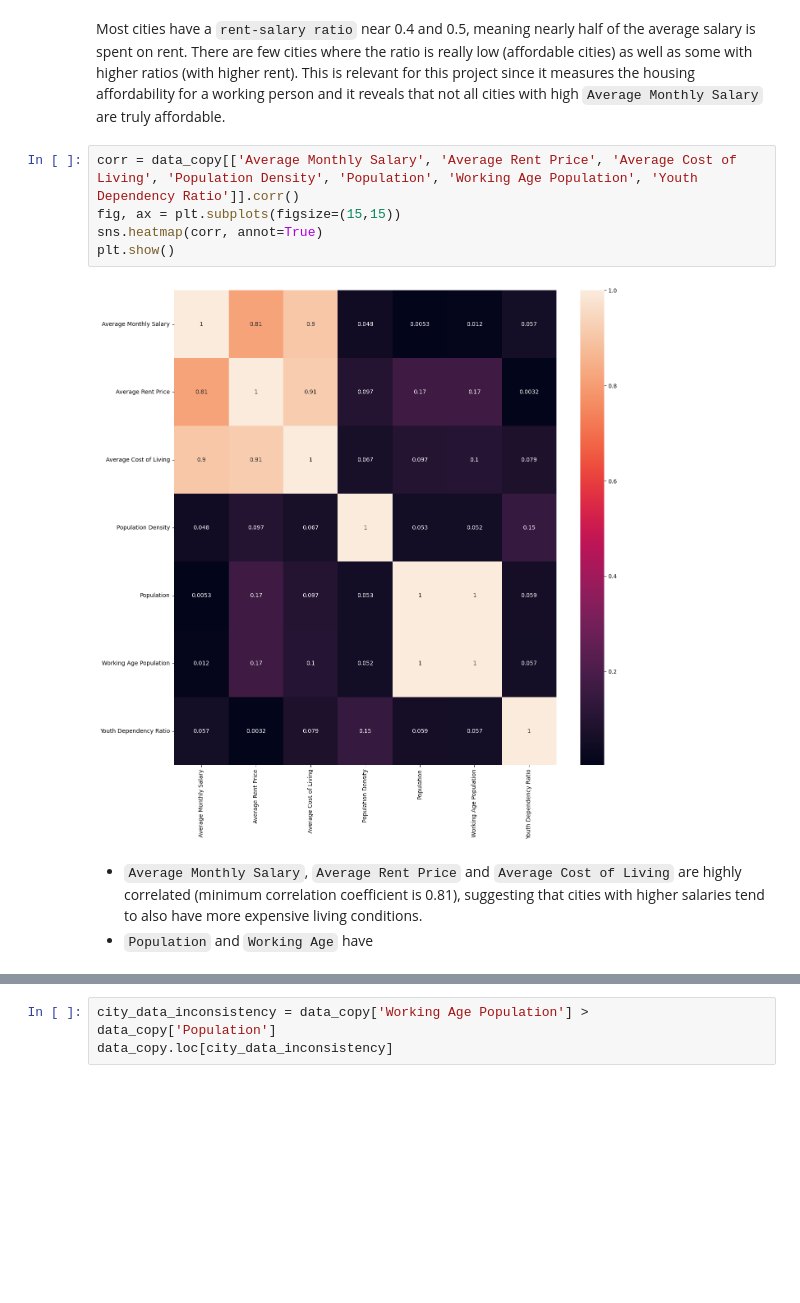
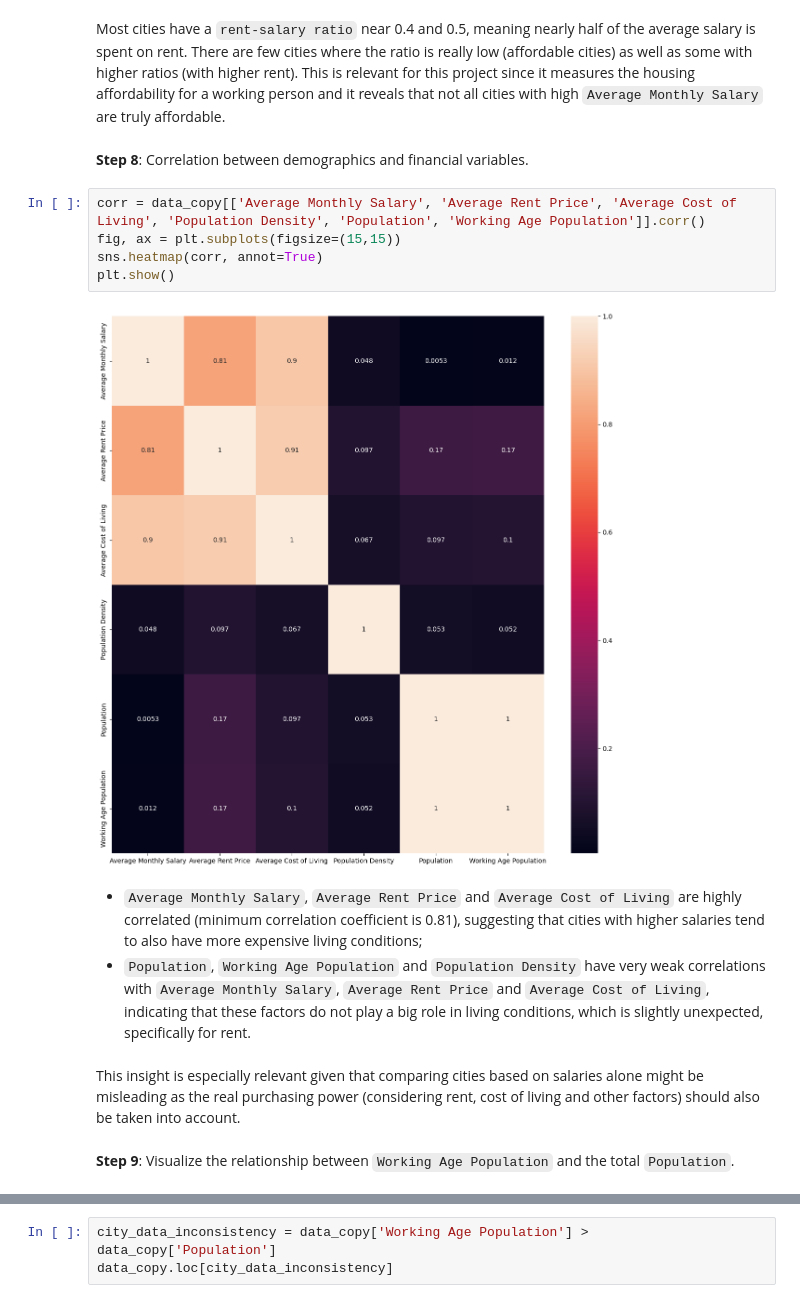
Before and after one commit to amdbsilva/Programming-for-Data-Science-Project, a Jupyter notebook: PDS_project.ipynb, the cells around one changed output, grey strips where cells are left out. Drawn from its saved outputs; the diff is of its cells as text; blank space fills up the shorter version.

```diff
--- a/PDS_project.ipynb
+++ b/PDS_project.ipynb
@@ -575,13 +539,19 @@ plt.show()
 # %% [markdown]
 Most cities have a `rent-salary ratio` near 0.4 and 0.5, meaning nearly half of the average salary is spent on rent. There are few cities where the ratio is really low (affordable cities) as well as some with higher ratios (with higher rent). This is relevant for this project since it measures the housing affordability for a working person and it reveals that not all cities with high `Average Monthly Salary` are truly affordable.
+# %% [markdown]
+**Step 8**: Correlation between demographics and financial variables.
 # %%
-corr = data_copy[['Average Monthly Salary', 'Average Rent Price', 'Average Cost of Living', 'Population Density', 'Population', 'Working Age Population', 'Youth Dependency Ratio']].corr()
+corr = data_copy[['Average Monthly Salary', 'Average Rent Price', 'Average Cost of Living', 'Population Density', 'Population', 'Working Age Population']].corr()
 fig, ax = plt.subplots(figsize=(15,15))
 sns.heatmap(corr, annot=True)
 plt.show()
 # %% [output]
-[figure, old version]
+[figure, new version]
 # %% [markdown]
-- `Average Monthly Salary`, `Average Rent Price` and `Average Cost of Living` are highly correlated (minimum correlation coefficient is 0.81), suggesting that cities with higher salaries tend to also have more expensive living conditions.
-- `Population` and `Working Age` have
+- `Average Monthly Salary`, `Average Rent Price` and `Average Cost of Living` are highly correlated (minimum correlation coefficient is 0.81), suggesting that cities with higher salaries tend to also have more expensive living conditions;
+- `Population`, `Working Age Population` and `Population Density` have very weak correlations with `Average Monthly Salary`, `Average Rent Price` and `Average Cost of Living`, indicating that these factors do not play a big role in living conditions, which is slightly unexpected, specifically for rent.
+# %% [markdown]
+This insight is especially relevant given that comparing cities based on salaries alone might be misleading as the real purchasing power (considering rent, cost of living and other factors) should also be taken into account.
+# %% [markdown]
+**Step 9**: Visualize the relationship between `Working Age Population` and the total `Population`.
 # %%
```
Also changed, not shown: parts of 15 cells of this notebook.
